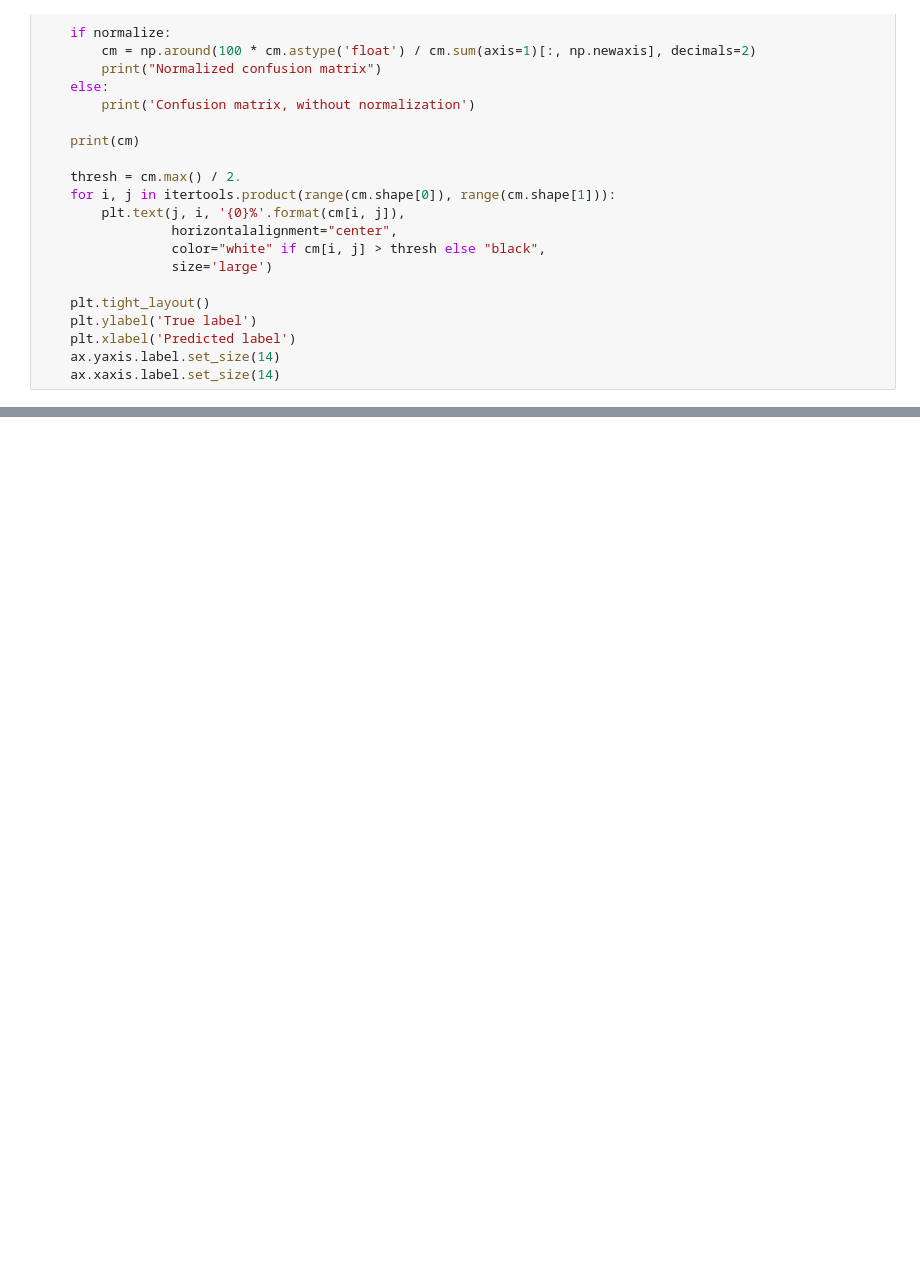
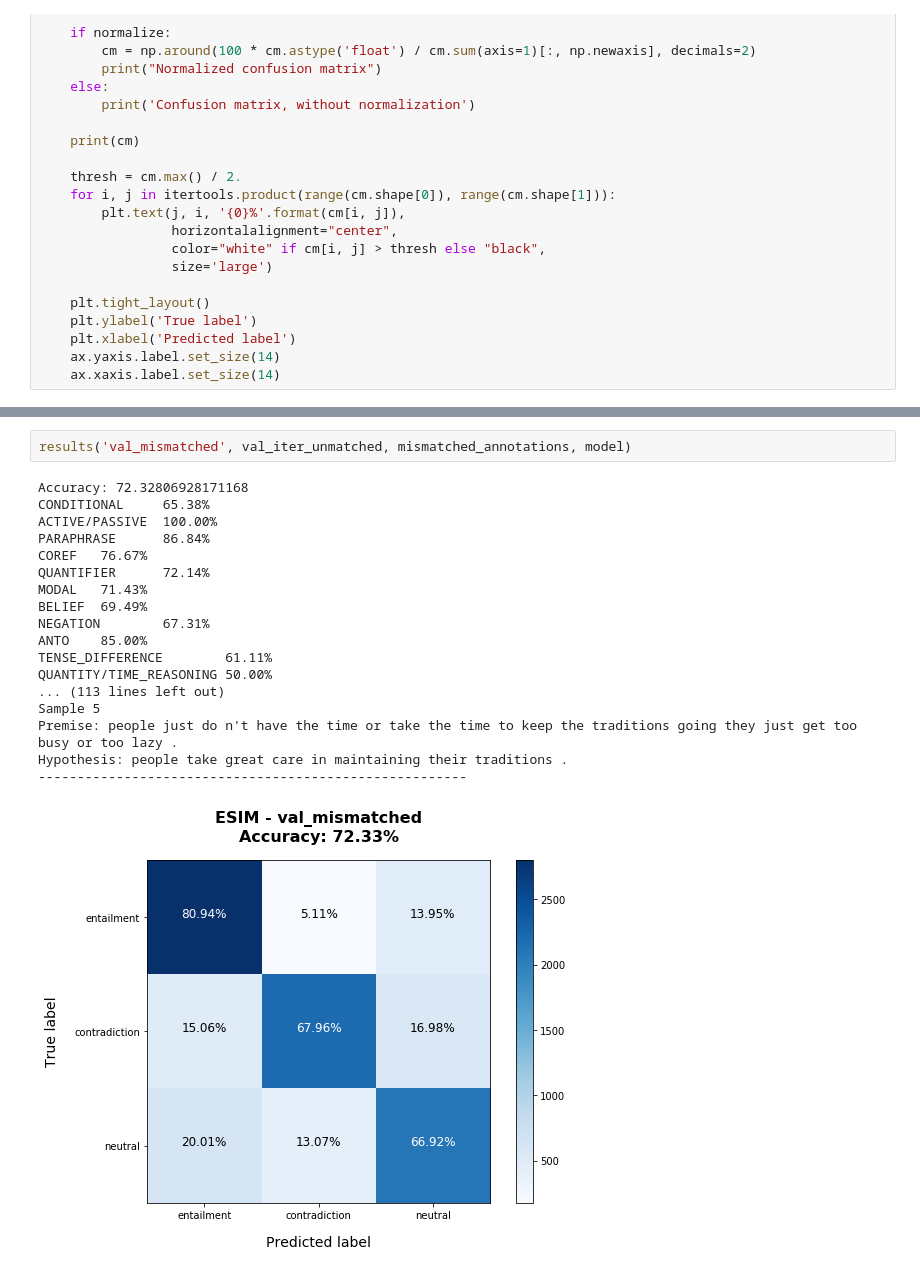
Before and after one commit to ack8006/nlp-multinli, a Jupyter notebook: jupyter/Evaluate models.ipynb, the cells around one changed output, grey strips where cells are left out. Cells and saved outputs as stored; diff of their text form; blank space fills up the shorter version.

```diff
--- a/jupyter/Evaluate models.ipynb
+++ b/jupyter/Evaluate models.ipynb
@@ -290,0 +292,21 @@ Hypothesis: we do n't need your donation actually .
+# %%
+results('val_mismatched', val_iter_unmatched, mismatched_annotations, model)
+# %% [output]
+Accuracy: 72.32806928171168
+CONDITIONAL     65.38%
+ACTIVE/PASSIVE  100.00%
+PARAPHRASE      86.84%
+COREF   76.67%
+QUANTIFIER      72.14%
+MODAL   71.43%
+BELIEF  69.49%
+NEGATION        67.31%
+ANTO    85.00%
+TENSE_DIFFERENCE        61.11%
+QUANTITY/TIME_REASONING 50.00%
+... (113 lines left out)
+Sample 5
+Premise: people just do n't have the time or take the time to keep the traditions going they just get too busy or too lazy .
+Hypothesis: people take great care in maintaining their traditions .
+-------------------------------------------------------
+[figure, added]
```
Also changed, not shown: parts of 24 cells of this notebook.
